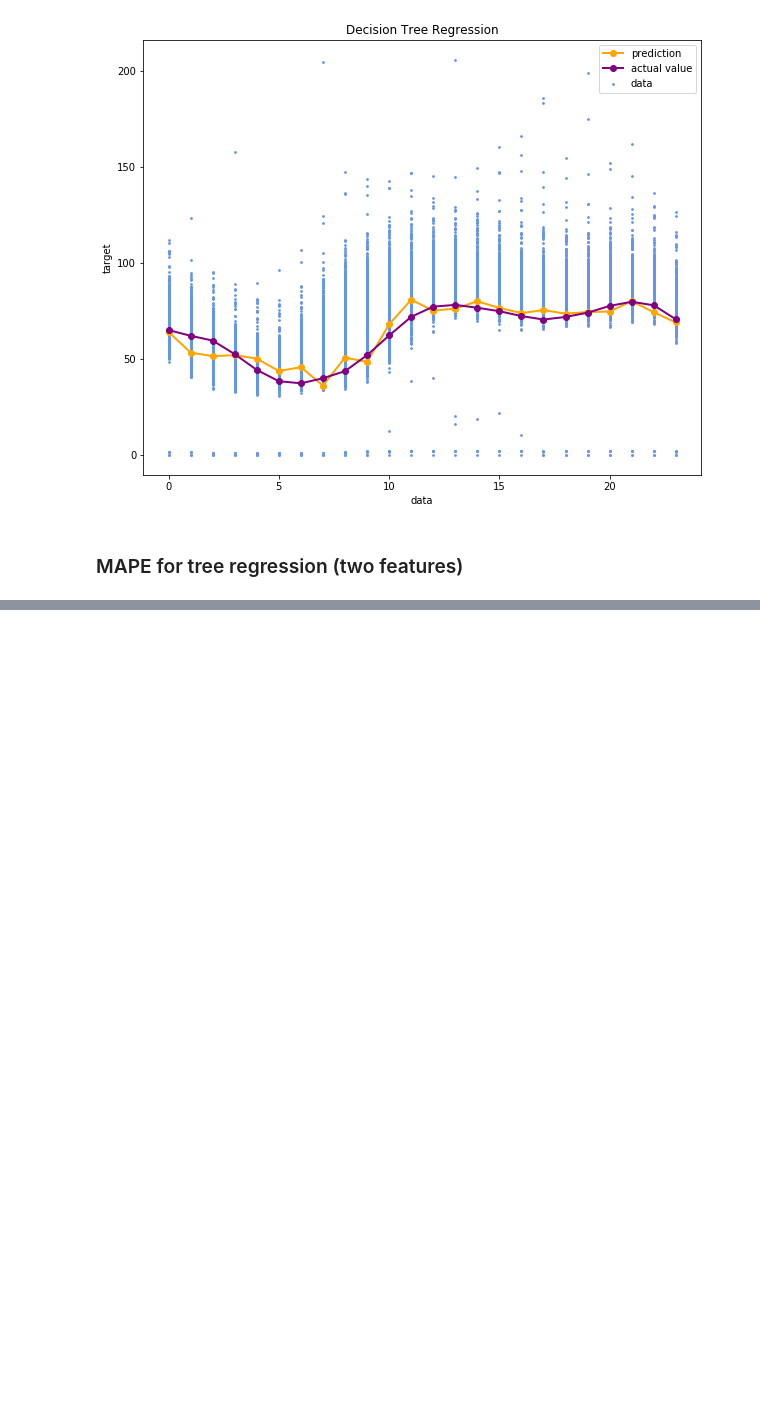
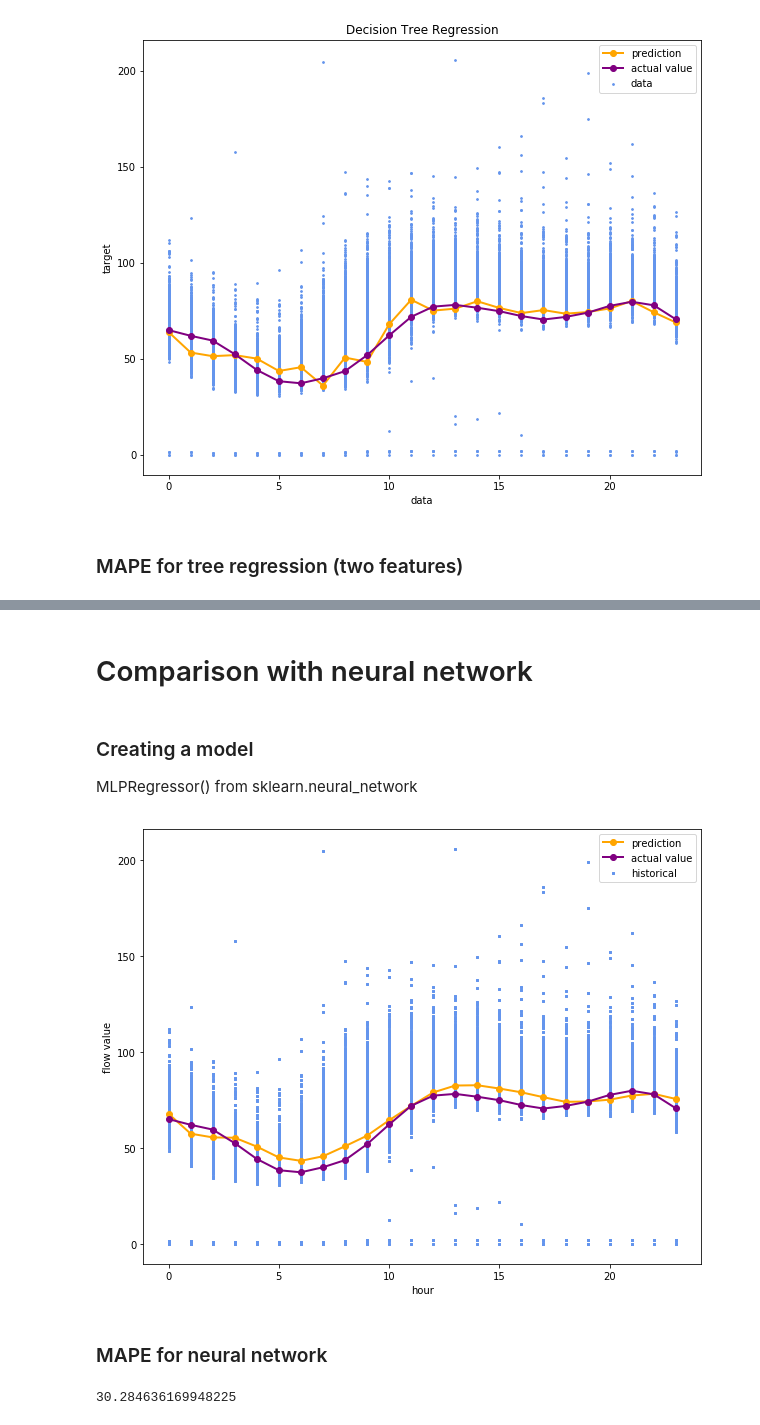
Before and after one commit to efemeryds/flow_exploration, a Jupyter notebook: notebooks/tree-regression-2013-2018.ipynb, the cells around one changed output, grey strips where cells are left out. Saved outputs shown, nothing was run; the diff lists cells and outputs as text; code cells hidden in the pictures; blank space fills up the shorter version.

Commit message:
Adding neural network

```diff
--- a/notebooks/tree-regression-2013-2018.ipynb
+++ b/notebooks/tree-regression-2013-2018.ipynb
@@ -262,0 +264,35 @@ mape_two
+# %% [markdown]
+# Comparison with neural network
+# %% [markdown]
+### Creating a model
+MLPRegressor() from sklearn.neural_network
+# %%
+X = X_flow_training2[['hour','previous-hour']]
+y = Y_flow_training2
+test_x = X_flow_test2[['hour','previous-hour']]
+test_y = Y_flow_test2
+
+nn = MLPRegressor()
+n = nn.fit(X, y.ravel())
+predict_y = nn.predict(test_x)
+
+fig = plt.figure(figsize=(10, 8))
+ax1 = fig.add_subplot(111)
+
+plt.xlabel("hour")
+plt.ylabel("flow value")
+
+ax1.scatter(X['hour'], y, s=3, color="cornflowerblue", marker="s", label='historical')
+plt.plot(test_x['hour'][:24],predict_y[:24], color='orange', marker="o", label="prediction",linewidth=2)
+plt.plot(test_x['hour'][:24],test_y[:24], c='purple', marker="o", label="actual value",linewidth=2)
+plt.legend()
+plt.show()
+# %% [output]
+[figure, added]
+# %% [markdown]
+### MAPE for neural network
+# %%
+mape_neural = mean_absolute_percentage_error(test_y, predict_y)
+mape_neural
+# %% [output]
+30.284636169948225
```
Also changed, not shown: parts of 2 cells of this notebook.
